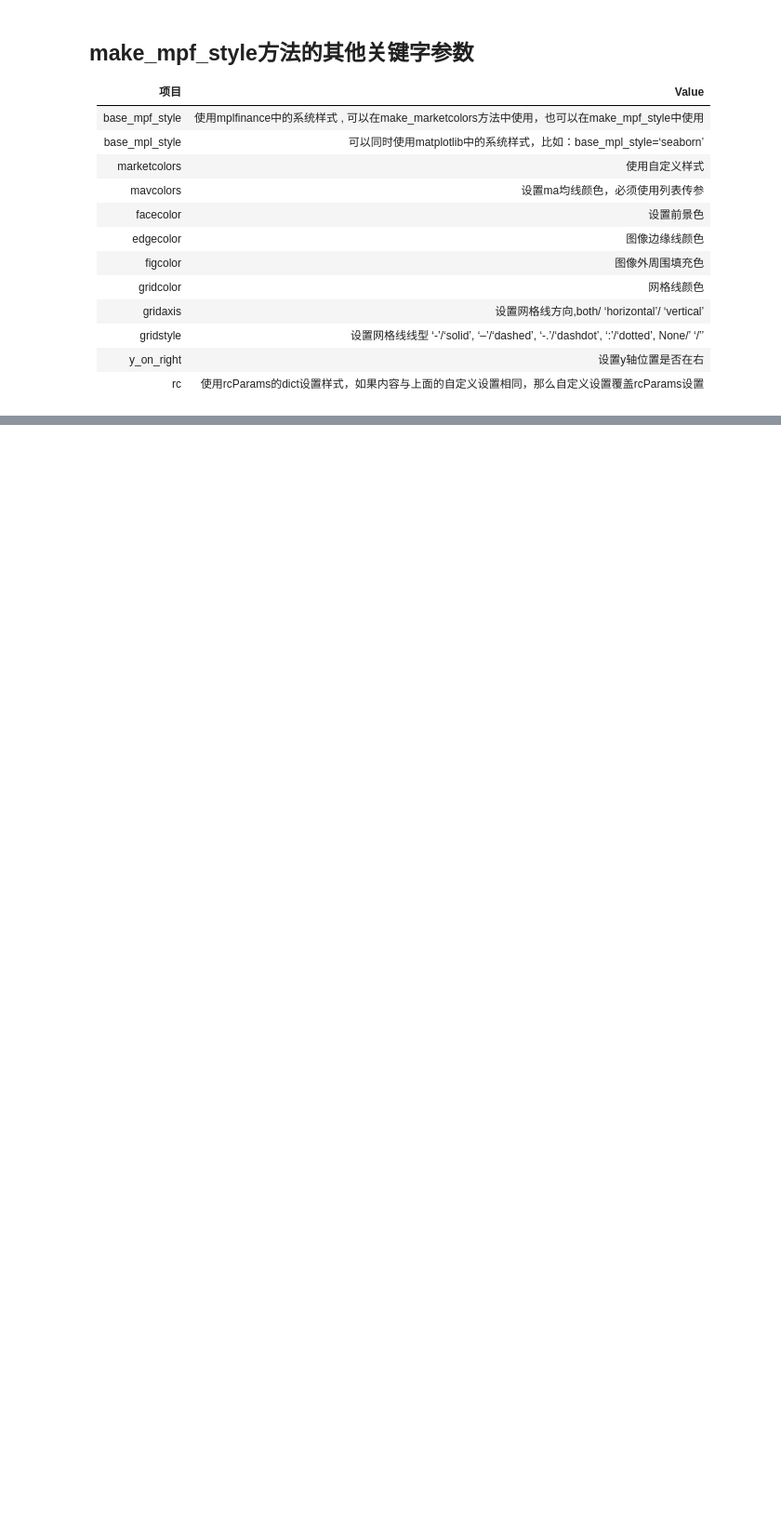
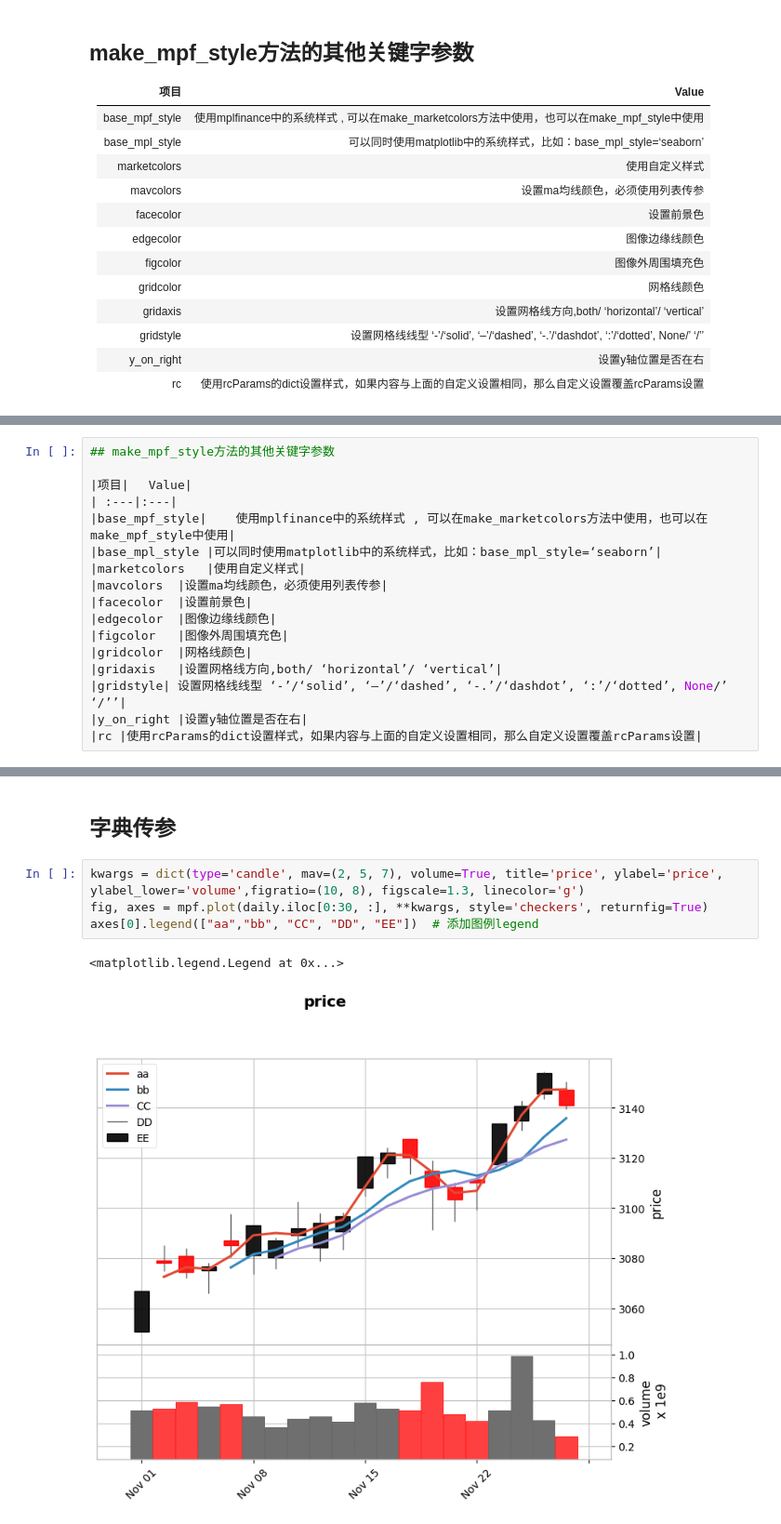
Before and after one commit to fadeawaylove/stock-trade-system, a Jupyter notebook: plot_training/08_继承系统样式并局部自定义修改.ipynb, the cells around one changed output, grey strips where cells are left out. Shown at 93% size. Saved outputs shown, nothing was run; the diff lists cells and outputs as text; blank space fills up the shorter version.

```diff
--- a/plot_training/08_继承系统样式并局部自定义修改.ipynb
+++ b/plot_training/08_继承系统样式并局部自定义修改.ipynb
@@ -119,0 +134,17 @@ mpf.plot(daily.iloc[0:30, :], **kwargs, style='checkers')
+# %%
+## make_mpf_style方法的其他关键字参数
+
+|项目|	Value|
+| :---|:---|
+|base_mpf_style|	使用mplfinance中的系统样式 , 可以在make_marketcolors方法中使用，也可以在make_mpf_style中使用|
+|base_mpl_style	|可以同时使用matplotlib中的系统样式，比如：base_mpl_style=‘seaborn’|
+|marketcolors	|使用自定义样式|
+|mavcolors	|设置ma均线颜色，必须使用列表传参|
+|facecolor	|设置前景色|
+|edgecolor	|图像边缘线颜色|
+|figcolor	|图像外周围填充色|
+|gridcolor	|网格线颜色|
+|gridaxis	|设置网格线方向,both/ ‘horizontal’/ ‘vertical’|
+|gridstyle|	设置网格线线型 ‘-’/‘solid’, ‘–’/‘dashed’, ‘-.’/‘dashdot’, ‘:’/‘dotted’, None/’ ‘/’’|
+|y_on_right	|设置y轴位置是否在右|
+|rc	|使用rcParams的dict设置样式，如果内容与上面的自定义设置相同，那么自定义设置覆盖rcParams设置|
@@ -119,0 +180,9 @@ mpf.plot(daily.iloc[0:30, :], **kwargs, style='checkers')
+# %% [markdown]
+## 字典传参
+# %%
+kwargs = dict(type='candle', mav=(2, 5, 7), volume=True, title='price', ylabel='price', ylabel_lower='volume',figratio=(10, 8), figscale=1.3, linecolor='g')
+fig, axes = mpf.plot(daily.iloc[0:30, :], **kwargs, style='checkers', returnfig=True)
+axes[0].legend(["aa","bb", "CC", "DD", "EE"])  # 添加图例legend
+# %% [output]
+<matplotlib.legend.Legend at 0x...>
+[figure, added]
```
Also changed, not shown: parts of 13 cells of this notebook, 3 other files.
